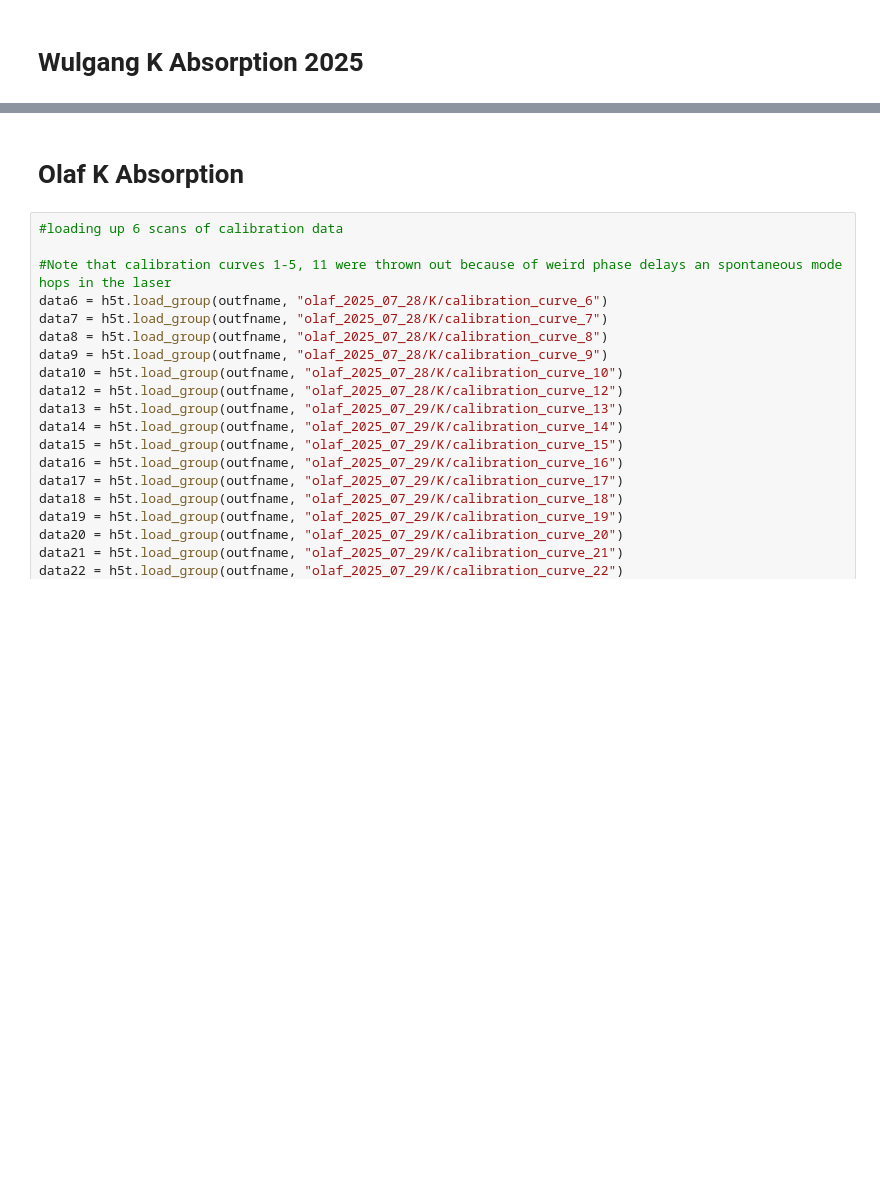
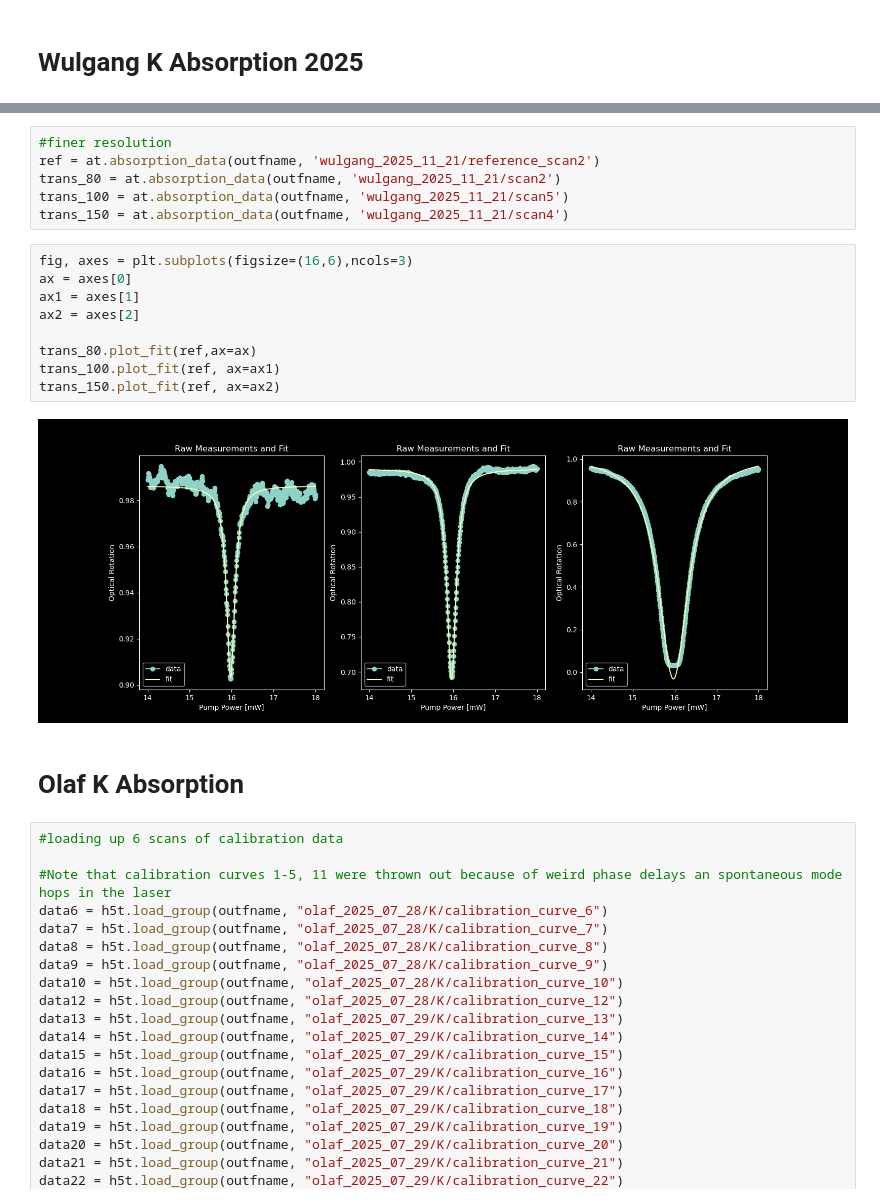
Before and after one commit to zirdisyukur/Hybrid-Pumping, a Jupyter notebook: measurements/K_absorption_dataview.ipynb, the cells around one changed output, grey strips where cells are left out. Saved outputs shown, nothing was run; the diff lists cells and outputs as text; blank space fills up the shorter version.

```diff
--- a/measurements/K_absorption_dataview.ipynb
+++ b/measurements/K_absorption_dataview.ipynb
@@ -71,3 +64,20 @@ plt.show()
+# %%
+#finer resolution
+ref = at.absorption_data(outfname, 'wulgang_2025_11_21/reference_scan2')
+trans_80 = at.absorption_data(outfname, 'wulgang_2025_11_21/scan2')
+trans_100 = at.absorption_data(outfname, 'wulgang_2025_11_21/scan5')
+trans_150 = at.absorption_data(outfname, 'wulgang_2025_11_21/scan4')
+# %%
+fig, axes = plt.subplots(figsize=(16,6),ncols=3)
+ax = axes[0]
+ax1 = axes[1]
+ax2 = axes[2]
+
+trans_80.plot_fit(ref,ax=ax)
+trans_100.plot_fit(ref, ax=ax1)
+trans_150.plot_fit(ref, ax=ax2)
+# %% [output]
+[figure, added]
 # %% [markdown]
 # Olaf K Absorption
 # %%
```
Also changed, not shown: parts of 6 cells of this notebook, 4 other files.
